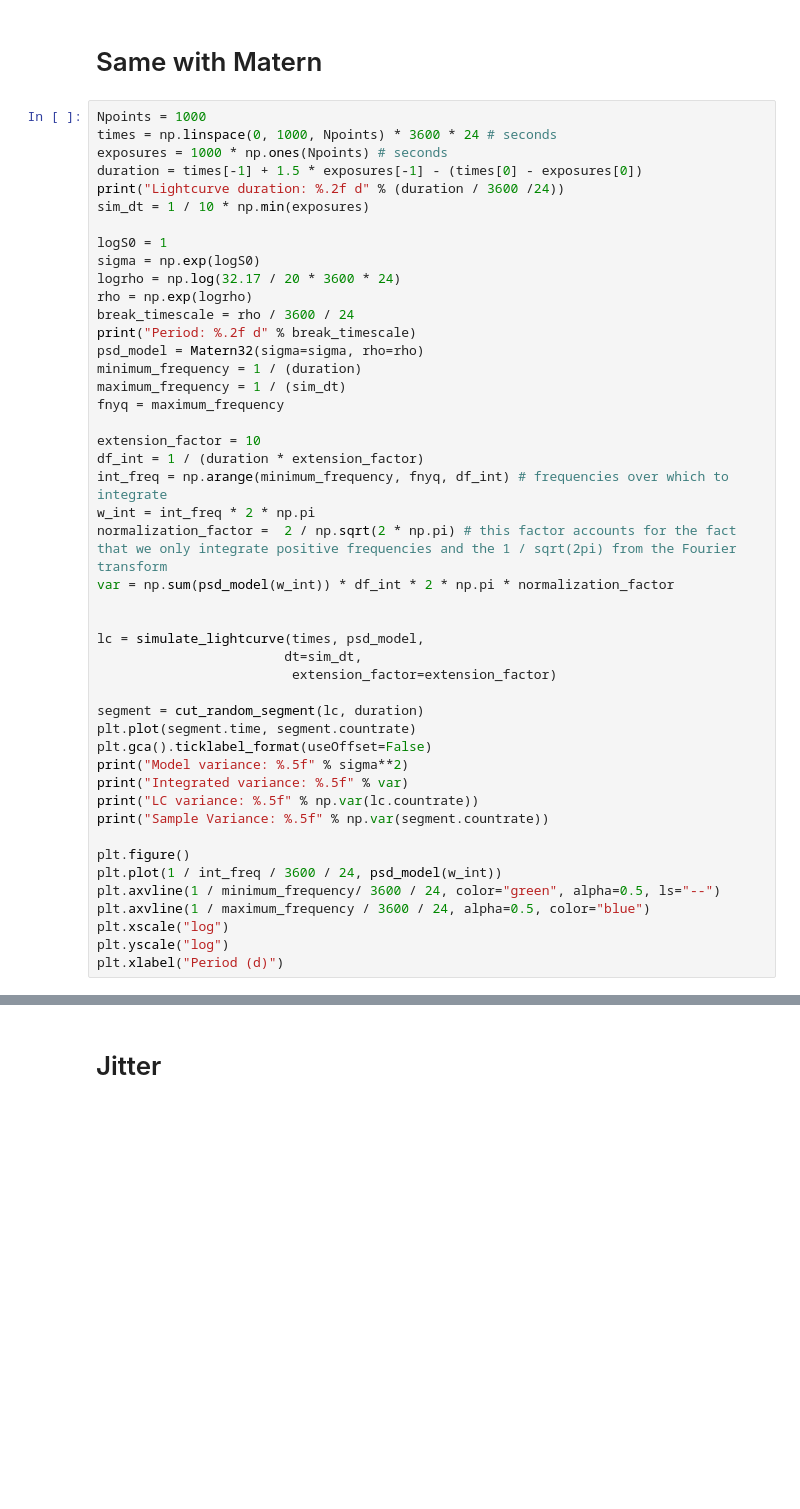
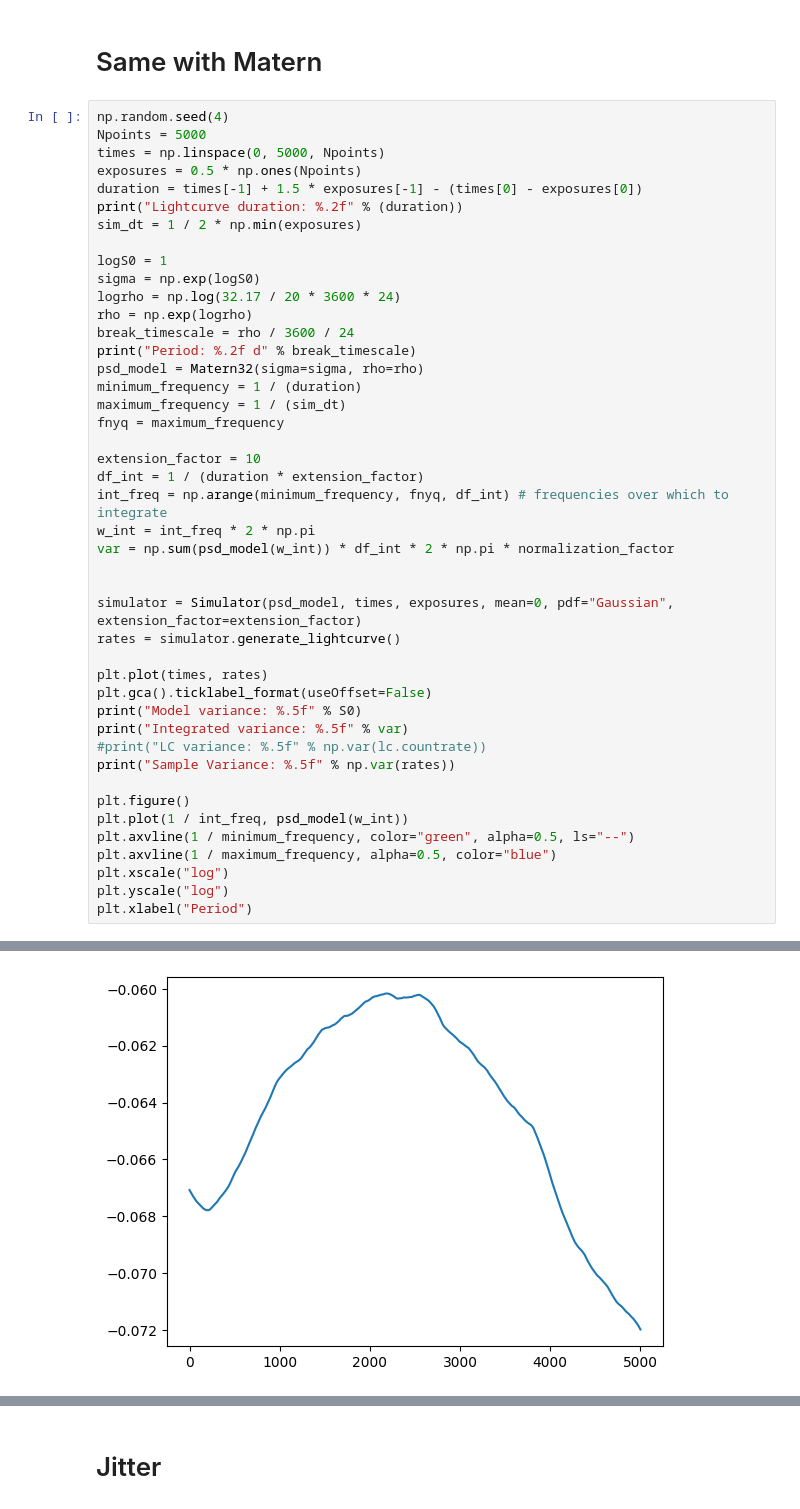
Before and after one commit to andresgur/mind_the_gaps, a Jupyter notebook: notebooks/celerite_variance.ipynb, the cells around one changed output, grey strips where cells are left out. Saved outputs shown, nothing was run; the diff lists cells and outputs as text; blank space fills up the shorter version.

Commit message:
Updated notebook to reflect new Simulator refactor

```diff
--- a/notebooks/celerite_variance.ipynb
+++ b/notebooks/celerite_variance.ipynb
@@ -275,12 +279,13 @@ Ratio breaks
 # %% [markdown]
 # Same with Matern
 # %%
-Npoints = 1000
-times = np.linspace(0, 1000, Npoints) * 3600 * 24 # seconds
-exposures = 1000 * np.ones(Npoints) # seconds
+np.random.seed(4)
+Npoints = 5000
+times = np.linspace(0, 5000, Npoints)
+exposures = 0.5 * np.ones(Npoints)
 duration = times[-1] + 1.5 * exposures[-1] - (times[0] - exposures[0])
-print("Lightcurve duration: %.2f d" % (duration / 3600 /24))
-sim_dt = 1 / 10 * np.min(exposures)
+print("Lightcurve duration: %.2f" % (duration))
+sim_dt = 1 / 2 * np.min(exposures)
 
 logS0 = 1
 sigma = np.exp(logS0)
@@ -297,26 +302,24 @@ extension_factor = 10
 df_int = 1 / (duration * extension_factor)
 int_freq = np.arange(minimum_frequency, fnyq, df_int) # frequencies over which to integrate
 w_int = int_freq * 2 * np.pi
-normalization_factor =  2 / np.sqrt(2 * np.pi) # this factor accounts for the fact that we only integrate positive frequencies and the 1 / sqrt(2pi) from the Fourier transform
 var = np.sum(psd_model(w_int)) * df_int * 2 * np.pi * normalization_factor
 
 
-lc = simulate_lightcurve(times, psd_model,
-                        dt=sim_dt,
-                         extension_factor=extension_factor)
+simulator = Simulator(psd_model, times, exposures, mean=0, pdf="Gaussian", extension_factor=extension_factor)
+rates = simulator.generate_lightcurve()
 
-segment = cut_random_segment(lc, duration)
-plt.plot(segment.time, segment.countrate)
+plt.plot(times, rates)
 plt.gca().ticklabel_format(useOffset=False)
-print("Model variance: %.5f" % sigma**2)
+print("Model variance: %.5f" % S0)
 print("Integrated variance: %.5f" % var)
-print("LC variance: %.5f" % np.var(lc.countrate))
-print("Sample Variance: %.5f" % np.var(segment.countrate))
+#print("LC variance: %.5f" % np.var(lc.countrate))
+print("Sample Variance: %.5f" % np.var(rates))
 
 plt.figure()
-plt.plot(1 / int_freq / 3600 / 24, psd_model(w_int))
-plt.axvline(1 / minimum_frequency/ 3600 / 24, color="green", alpha=0.5, ls="--")
-plt.axvline(1 / maximum_frequency / 3600 / 24, alpha=0.5, color="blue")
+plt.plot(1 / int_freq, psd_model(w_int))
+plt.axvline(1 / minimum_frequency, color="green", alpha=0.5, ls="--")
+plt.axvline(1 / maximum_frequency, alpha=0.5, color="blue")
 plt.xscale("log")
 plt.yscale("log")
-plt.xlabel("Period (d)")
+plt.xlabel("Period")
+# %% [output]
@@ -322,0 +332 @@ plt.xlabel("Period (d)")
+[figure, added]
```
Also changed, not shown: parts of 14 cells of this notebook.
